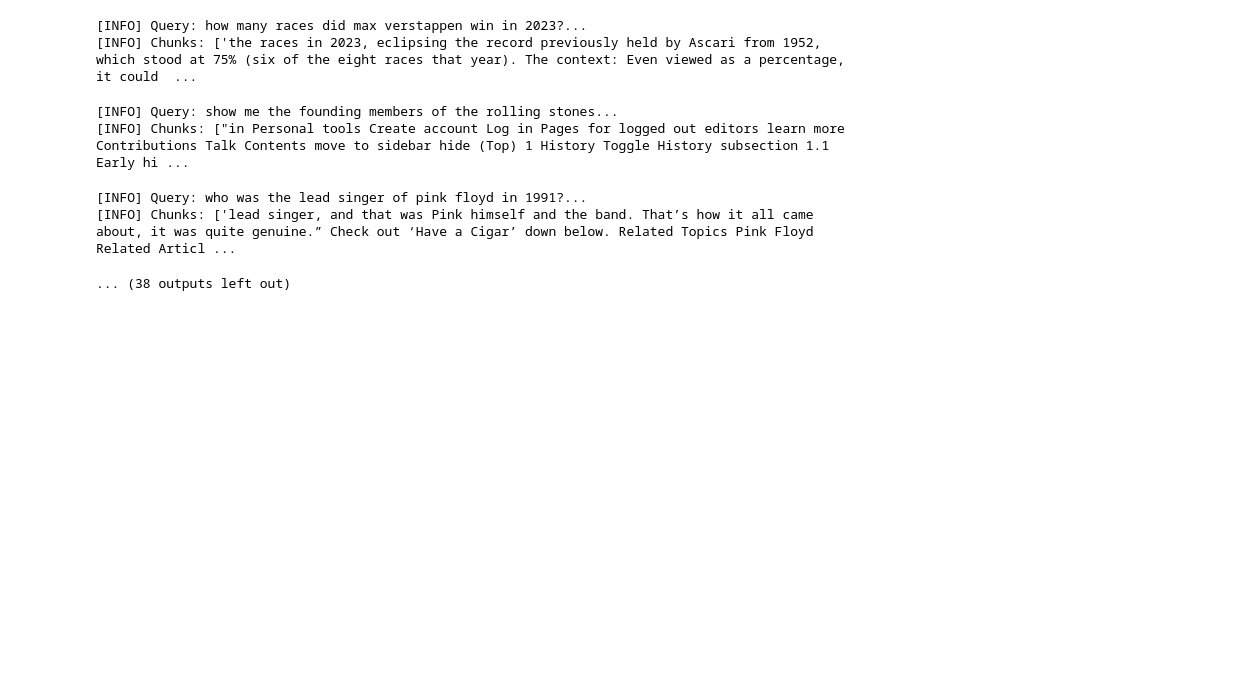
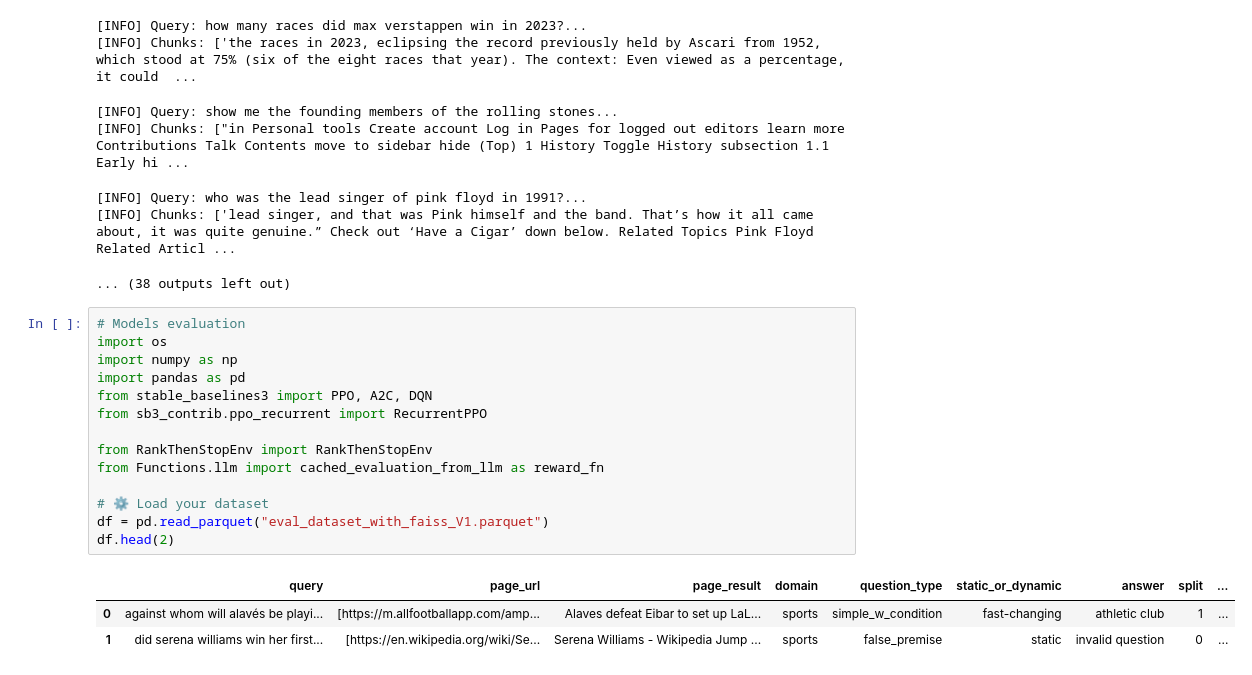
Before and after one commit to RafaelCostaF/rag_reinforcement_learning, a Jupyter notebook: FAISS_RAG_eval.ipynb, the cells around one changed output. Drawn from its saved outputs; the diff is of its cells as text; blank space fills up the shorter version.

```diff
--- a/FAISS_RAG_eval.ipynb
+++ b/FAISS_RAG_eval.ipynb
@@ -87,3 +87,21 @@ df.to_parquet("eval_dataset_with_faiss.parquet", index=False)
 [INFO] Query: who was the lead singer of pink floyd in 1991?...
 [INFO] Chunks: ['lead singer, and that was Pink himself and the band. That’s how it all came about, it was quite genuine.” Check out ‘Have a Cigar’ down below. Related Topics Pink Floyd Related Articl ...
 ... (38 outputs left out)
+# %%
+# Models evaluation
+import os
+import numpy as np
+import pandas as pd
+from stable_baselines3 import PPO, A2C, DQN
+from sb3_contrib.ppo_recurrent import RecurrentPPO
+
+from RankThenStopEnv import RankThenStopEnv
+from Functions.llm import cached_evaluation_from_llm as reward_fn
+
+# ⚙️ Load your dataset
+df = pd.read_parquet("eval_dataset_with_faiss_V1.parquet")
+df.head(2)
+# %% [output]
+|  | query | page_url | page_result | domain | question_type | static_or_dynamic | answer | split | ... |
+| 0 | against whom will alavés be playi... | [https://m.allfootballapp.com/amp... | Alaves defeat Eibar to set up LaL... | sports | simple_w_condition | fast-changing | athletic club | 1 | ... |
+| 1 | did serena williams win her first... | [https://en.wikipedia.org/wiki/Se... | Serena Williams - Wikipedia Jump ... | sports | false_premise | static | invalid question | 0 | ... |
```
Also changed, not shown: parts of 4 cells of this notebook, 2 other files.
